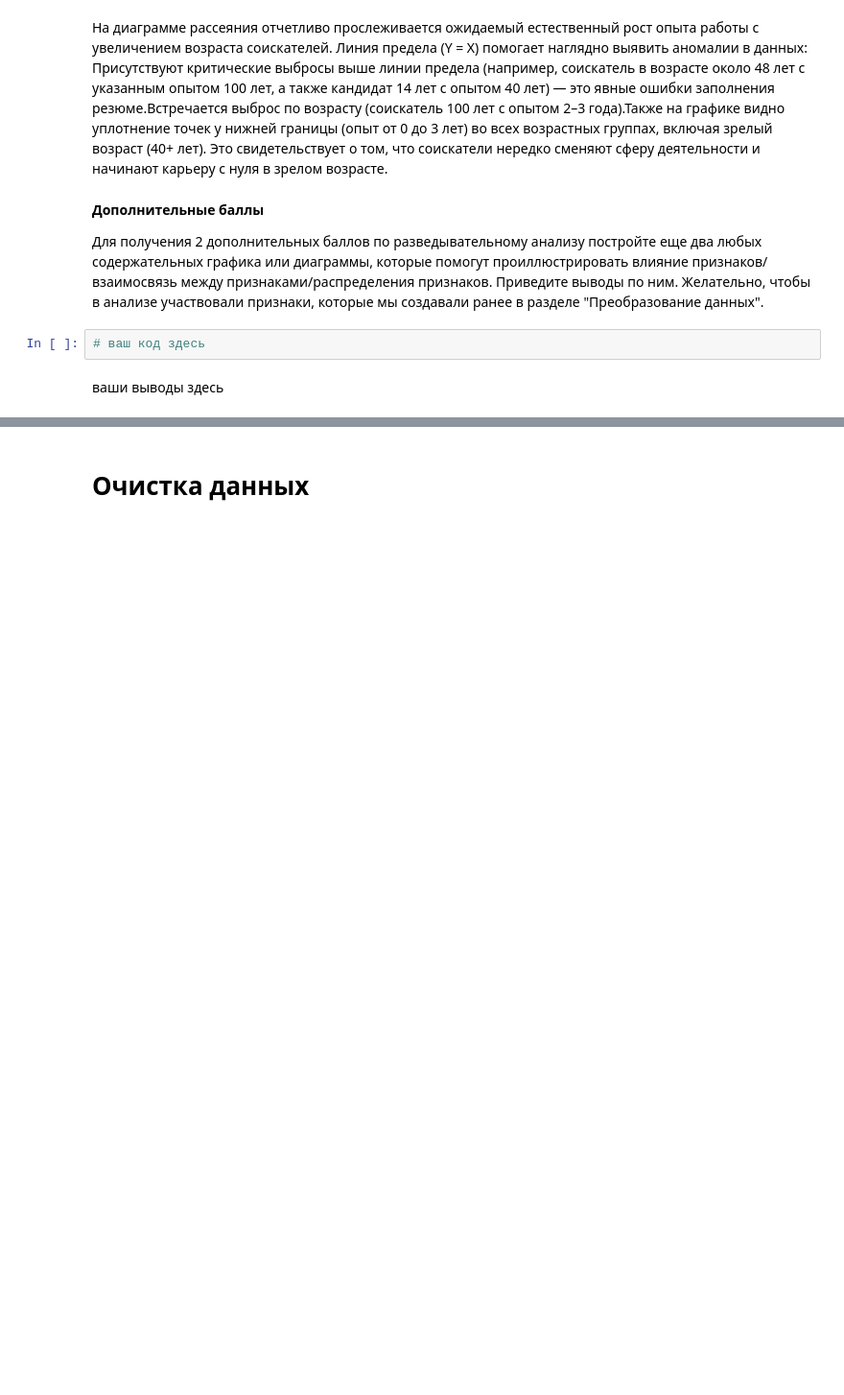
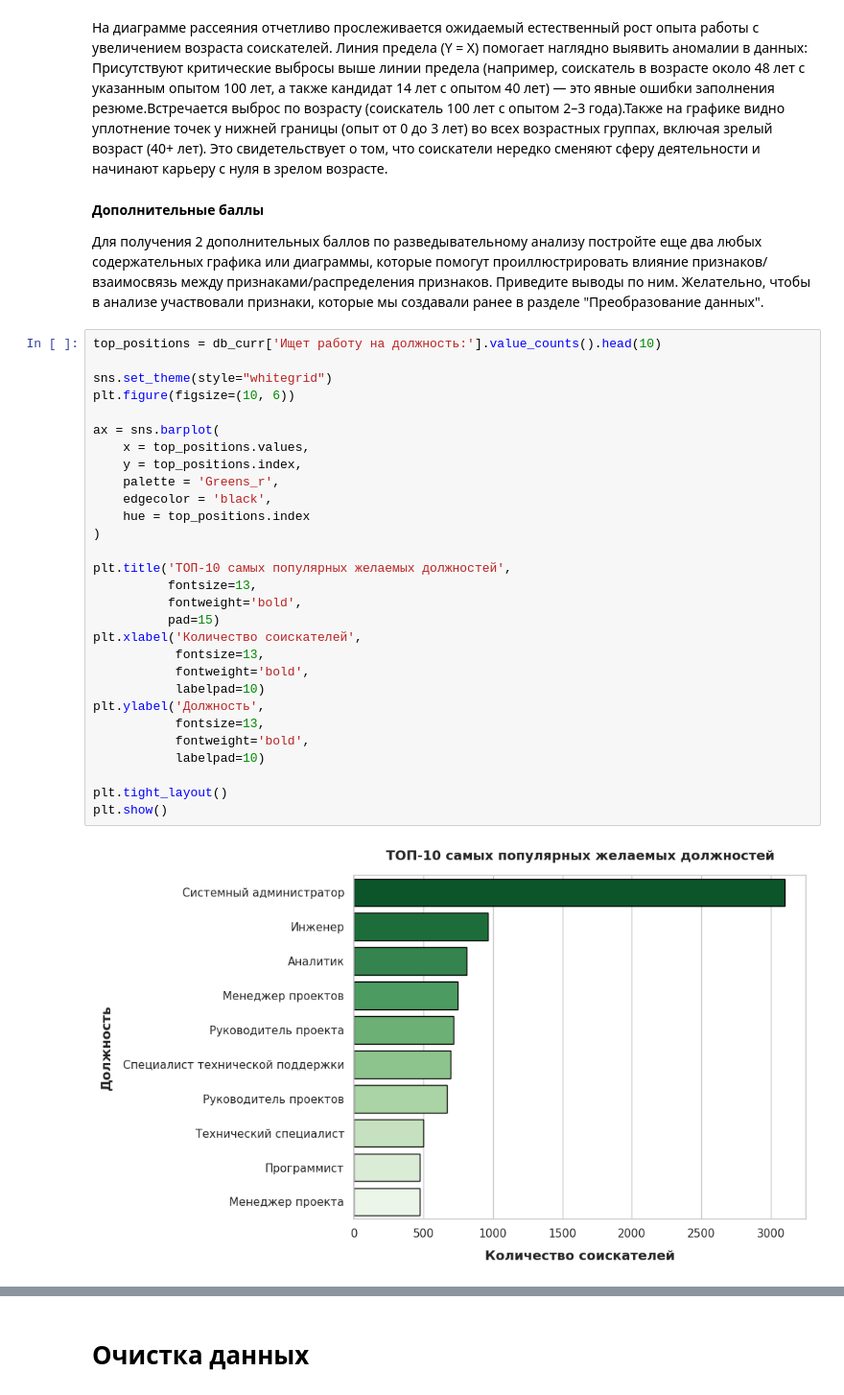
Before and after one commit to rostovcevartem209/hh_database, a Jupyter notebook: hh_database_project.ipynb, the cells around one changed output, grey strips where cells are left out. Shown at 96% size. Saved outputs shown, nothing was run; the diff lists cells and outputs as text; blank space fills up the shorter version.

```diff
--- a/hh_database_project.ipynb
+++ b/hh_database_project.ipynb
@@ -826,7 +826,34 @@ plt.show()
 **Дополнительные баллы**
 
 Для получения 2 дополнительных баллов по разведывательному анализу постройте еще два любых содержательных графика или диаграммы, которые помогут проиллюстрировать влияние признаков/взаимосвязь между признаками/распределения признаков. Приведите выводы по ним. Желательно, чтобы в анализе участвовали признаки, которые мы создавали ранее в разделе "Преобразование данных".
-# %%
-# ваш код здесь
-# %% [markdown]
-ваши выводы здесь
+# %%
+top_positions = db_curr['Ищет работу на должность:'].value_counts().head(10)
+
+sns.set_theme(style="whitegrid")
+plt.figure(figsize=(10, 6))
+
+ax = sns.barplot(
+    x = top_positions.values,
+    y = top_positions.index,
+    palette = 'Greens_r',
+    edgecolor = 'black',
+    hue = top_positions.index
+)
+
+plt.title('ТОП-10 самых популярных желаемых должностей',
+          fontsize=13,
+          fontweight='bold',
+          pad=15)
+plt.xlabel('Количество соискателей',
+           fontsize=13,
+           fontweight='bold',
+           labelpad=10)
+plt.ylabel('Должность',
+           fontsize=13,
+           fontweight='bold',
+           labelpad=10)
+
+plt.tight_layout()
+plt.show()
+# %% [output]
+[figure, added]
```
Also changed, not shown: parts of 13 cells of this notebook.
